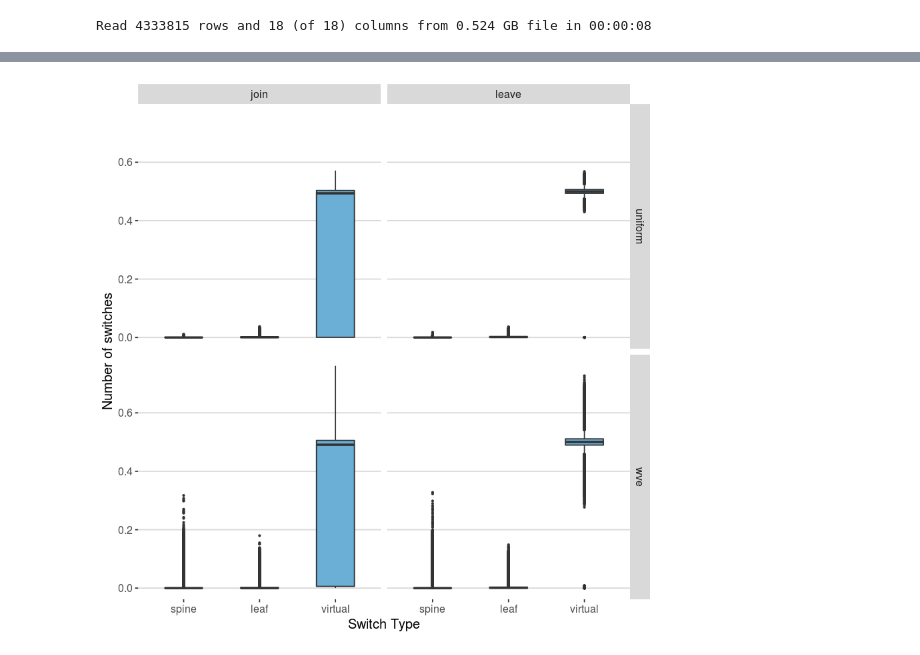
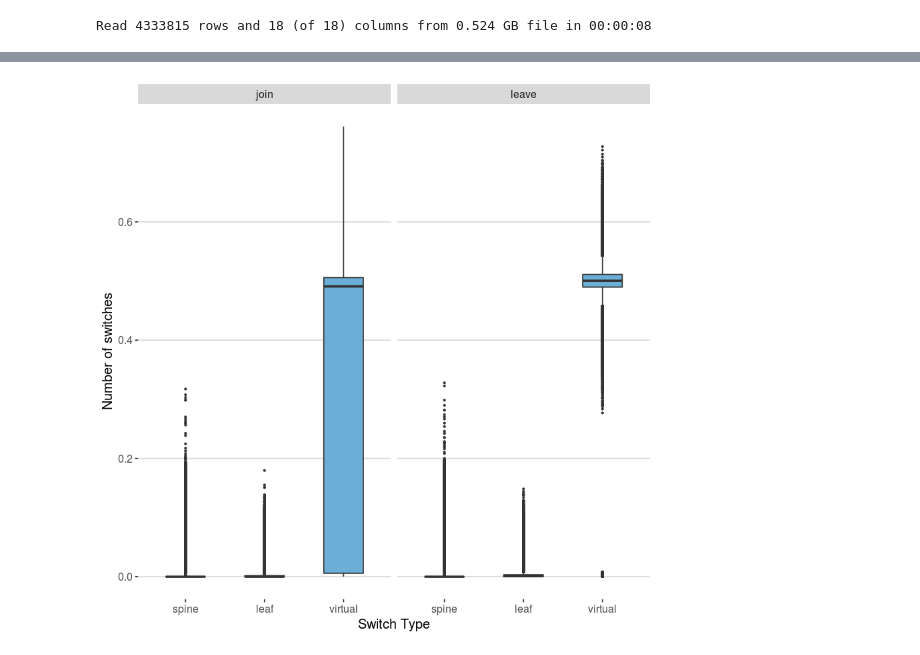
Before and after one commit to Elmo-MCast/numerical-evals, a Jupyter notebook: notebooks/1-25-2018/baseerat-1M-dynamic-plots (R).ipynb, the cells around one changed output, grey strips where cells are left out. Saved outputs shown, nothing was run; the diff lists cells and outputs as text; code cells hidden in the pictures.

```diff
--- a/notebooks/1-25-2018/baseerat-1M-dynamic-plots (R).ipynb
+++ b/notebooks/1-25-2018/baseerat-1M-dynamic-plots (R).ipynb
@@ -70,16 +52,17 @@ head(switchUpdateCountNormalized)
 | 5 | 0.000257864878803507 | virtual | join | uniform | colocate-uniform | uniform | 0 | random-fuzzy-match | ... |
 | 6 | 0.523330755349317 | virtual | join | uniform | colocate-uniform | uniform | 0 | random-fuzzy-match | ... |
 # %%
-p2 <- ggplot(switchUpdateCountNormalized[leafsAlgorithm != "exact-match"]) +
+p2 <- ggplot(switchUpdateCountNormalized[leafsAlgorithm != "exact-match"
+                                         & groupSizeDist == "wve"]) +
    geom_boxplot(aes(y=updates, x=factor(switch, levels=c('spine','leaf','virtual')),
                     fill=interaction(leafsAlgorithm, leafsNumBitmaps, leafsNumNodesPerBitmap, leafsRedundancyPerBitmap,
                                      leafsNumRules, placementNumHostsPerLeaf)),
                 outlier.size=0.5, width=0.5) +
-   facet_grid(groupSizeDist ~ factor(event)) +
+   facet_grid(. ~ factor(event)) +
    xlab("Switch Type") +
    scale_fill_manual(values=blues) +
    ylab("Number of switches") +
    plotTheme
 p2
 # %% [output]
-[figure, old version]
+[figure, new version]
```
Also changed, not shown: parts of 3 cells of this notebook, 31 other files.
